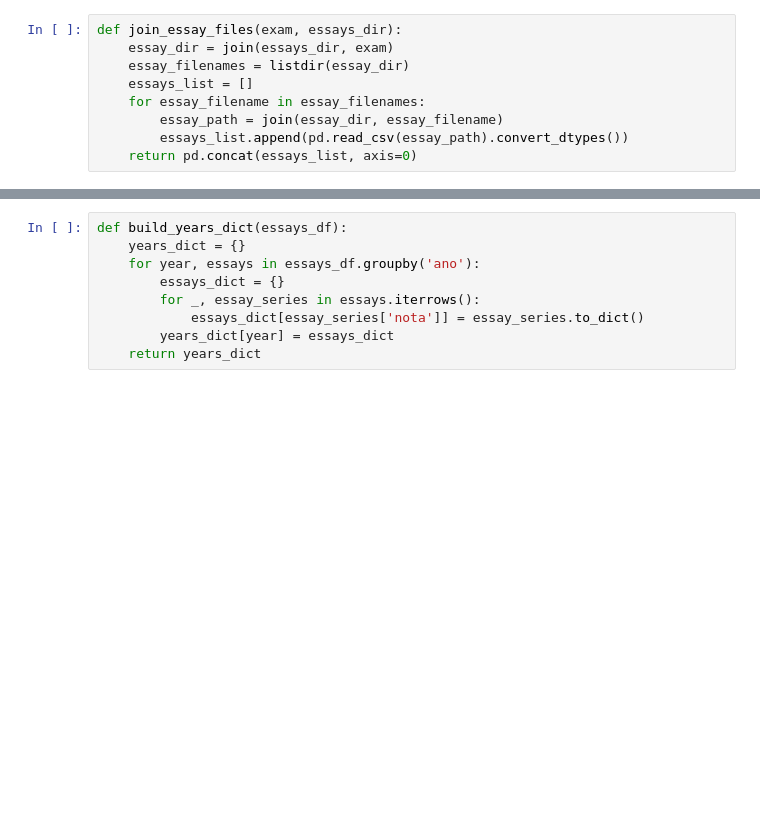
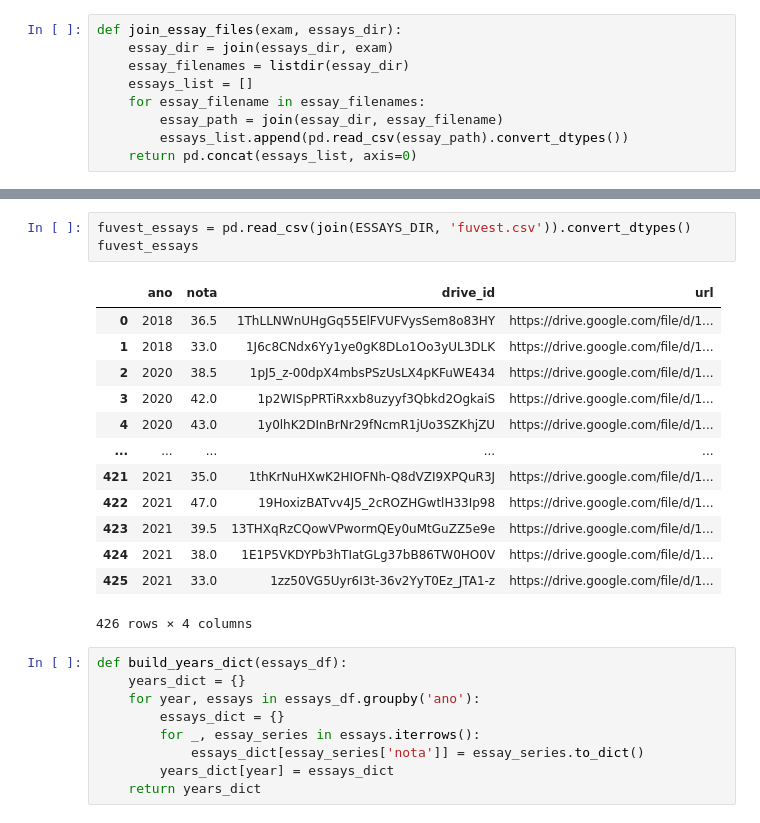
Before and after one commit to ManualDoVestibulando/site, a Jupyter notebook: src/notebooks/4-Render Jinja templates.ipynb, the cells around one changed output, grey strips where cells are left out. Saved outputs shown, nothing was run; the diff lists cells and outputs as text; blank space fills up the shorter version.

```diff
--- a/src/notebooks/3-Render Jinja templates.ipynb
+++ b/src/notebooks/4-Render Jinja templates.ipynb
@@ -312,3 +292,20 @@ fuvest_essays
+# %%
+fuvest_essays = pd.read_csv(join(ESSAYS_DIR, 'fuvest.csv')).convert_dtypes()
+fuvest_essays
+# %% [output]
+|  | ano | nota | drive_id | url |
+| 0 | 2018 | 36.5 | 1ThLLNWnUHgGq55ElFVUFVysSem8o83HY | https://drive.google.com/file/d/1... |
+| 1 | 2018 | 33.0 | 1J6c8CNdx6Yy1ye0gK8DLo1Oo3yUL3DLK | https://drive.google.com/file/d/1... |
+| 2 | 2020 | 38.5 | 1pJ5_z-00dpX4mbsPSzUsLX4pKFuWE434 | https://drive.google.com/file/d/1... |
+| 3 | 2020 | 42.0 | 1p2WISpPRTiRxxb8uzyyf3Qbkd2OgkaiS | https://drive.google.com/file/d/1... |
+| 4 | 2020 | 43.0 | 1y0lhK2DInBrNr29fNcmR1jUo3SZKhjZU | https://drive.google.com/file/d/1... |
+| ... | ... | ... | ... | ... |
+| 421 | 2021 | 35.0 | 1thKrNuHXwK2HIOFNh-Q8dVZI9XPQuR3J | https://drive.google.com/file/d/1... |
+| 422 | 2021 | 47.0 | 19HoxizBATvv4J5_2cROZHGwtlH33Ip98 | https://drive.google.com/file/d/1... |
+| 423 | 2021 | 39.5 | 13THXqRzCQowVPwormQEy0uMtGuZZ5e9e | https://drive.google.com/file/d/1... |
+| 424 | 2021 | 38.0 | 1E1P5VKDYPb3hTIatGLg37bB86TW0HO0V | https://drive.google.com/file/d/1... |
+| 425 | 2021 | 33.0 | 1zz50VG5Uyr6I3t-36v2YyT0Ez_JTA1-z | https://drive.google.com/file/d/1... |
+426 rows × 4 columns
 # %%
 def build_years_dict(essays_df):
     years_dict = {}
```
Also changed, not shown: parts of 12 cells of this notebook, 7 other files.
